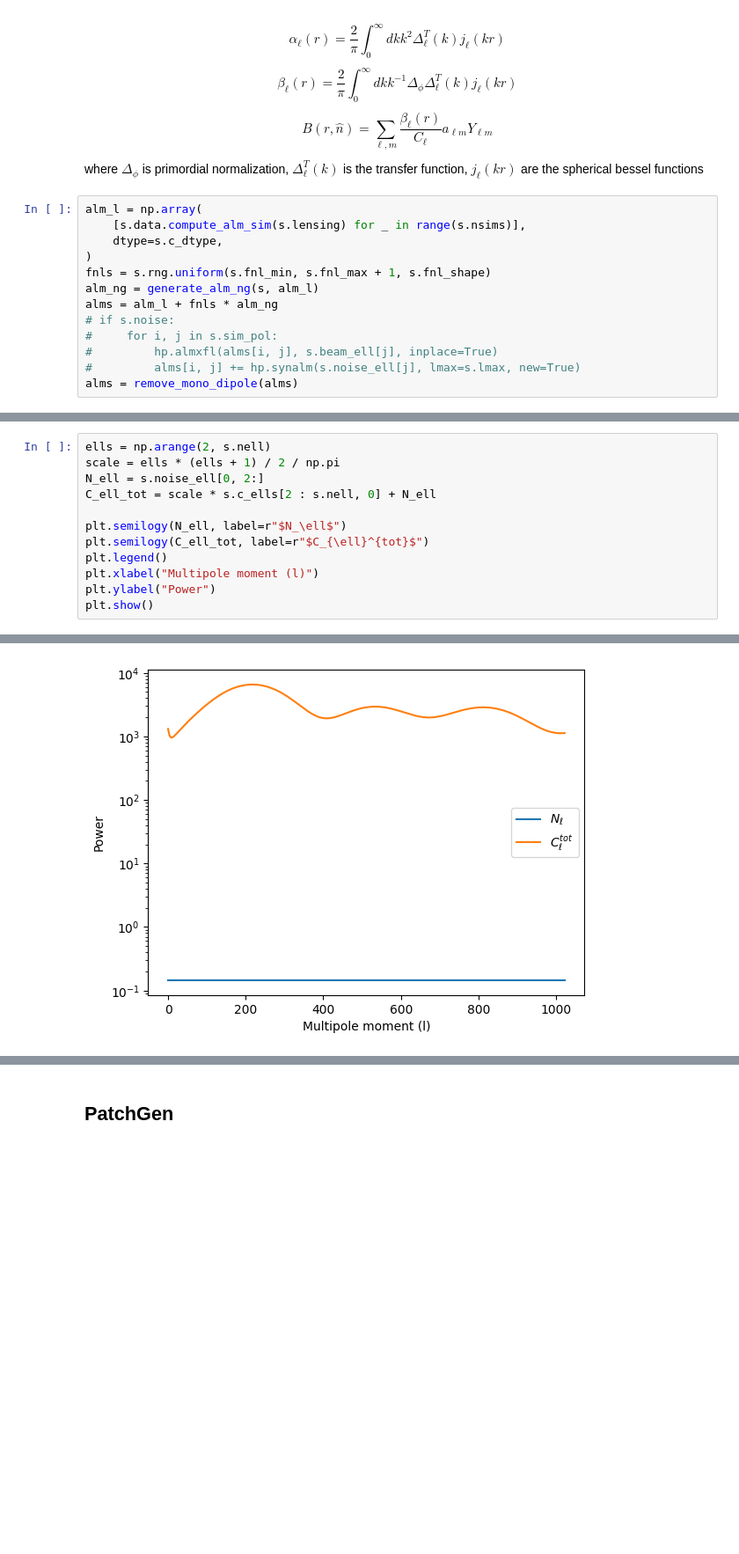
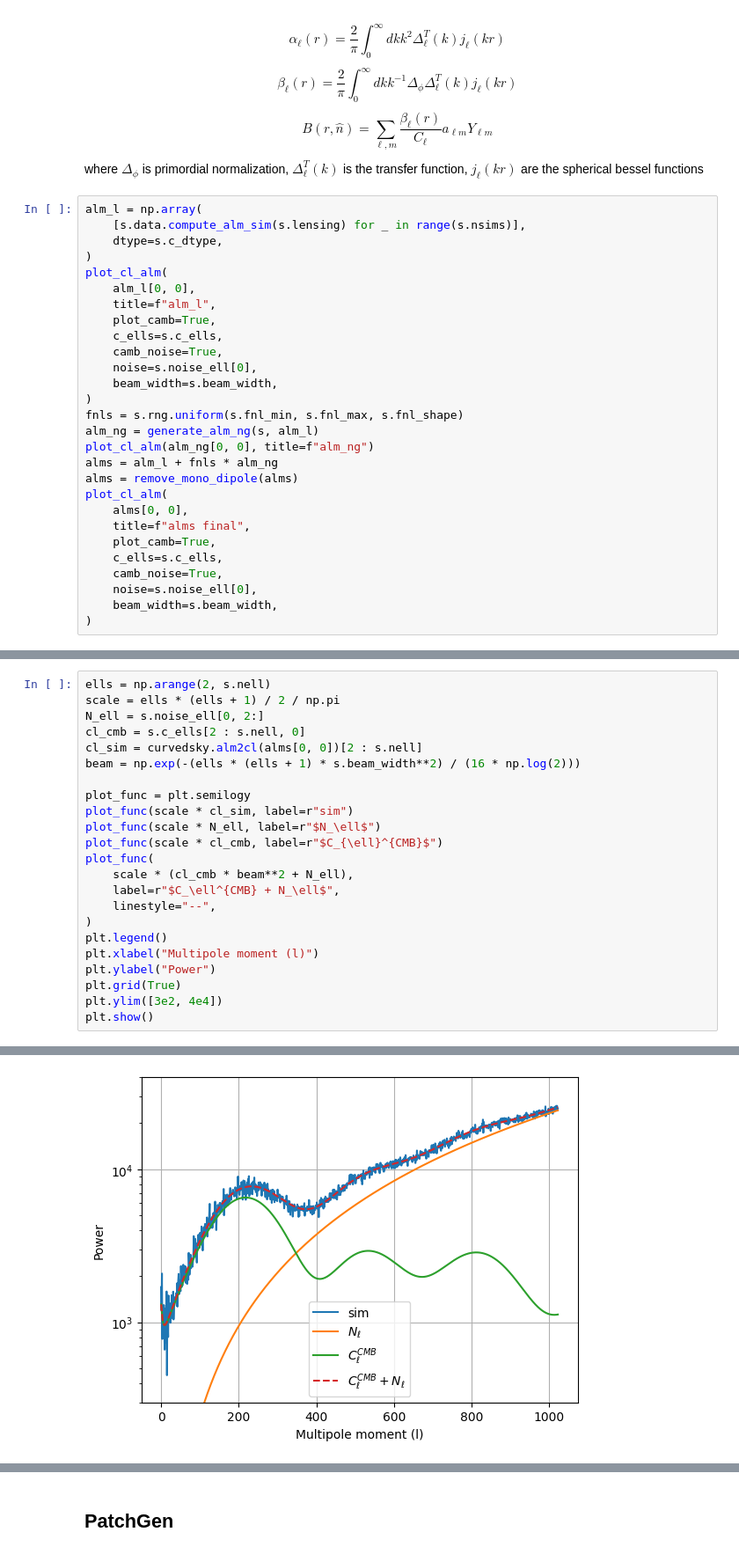
Before and after one commit to JBrandonS/MLPNG, a Jupyter notebook: simulator.ipynb, the cells around one changed output, grey strips where cells are left out. Shown at 88% size. Cells and saved outputs as stored; diff of their text form; blank space fills up the shorter version.

```diff
--- a/simulator.ipynb
+++ b/simulator.ipynb
@@ -179,12 +158,27 @@ alm_l = np.array(
     [s.data.compute_alm_sim(s.lensing) for _ in range(s.nsims)],
     dtype=s.c_dtype,
 )
-fnls = s.rng.uniform(s.fnl_min, s.fnl_max + 1, s.fnl_shape)
+plot_cl_alm(
+    alm_l[0, 0],
+    title=f"alm_l",
+    plot_camb=True,
+    c_ells=s.c_ells,
+    camb_noise=True,
+    noise=s.noise_ell[0],
+    beam_width=s.beam_width,
+)
+fnls = s.rng.uniform(s.fnl_min, s.fnl_max, s.fnl_shape)
 alm_ng = generate_alm_ng(s, alm_l)
+plot_cl_alm(alm_ng[0, 0], title=f"alm_ng")
 alms = alm_l + fnls * alm_ng
-# if s.noise:
-#     for i, j in s.sim_pol:
-#         hp.almxfl(alms[i, j], s.beam_ell[j], inplace=True)
-#         alms[i, j] += hp.synalm(s.noise_ell[j], lmax=s.lmax, new=True)
 alms = remove_mono_dipole(alms)
+plot_cl_alm(
+    alms[0, 0],
+    title=f"alms final",
+    plot_camb=True,
+    c_ells=s.c_ells,
+    camb_noise=True,
+    noise=s.noise_ell[0],
+    beam_width=s.beam_width,
+)
 # %% [output]
@@ -193,16 +193,27 @@ alms = remove_mono_dipole(alms)
 # %%
 ells = np.arange(2, s.nell)
 scale = ells * (ells + 1) / 2 / np.pi
 N_ell = s.noise_ell[0, 2:]
-C_ell_tot = scale * s.c_ells[2 : s.nell, 0] + N_ell
+cl_cmb = s.c_ells[2 : s.nell, 0]
+cl_sim = curvedsky.alm2cl(alms[0, 0])[2 : s.nell]
+beam = np.exp(-(ells * (ells + 1) * s.beam_width**2) / (16 * np.log(2)))
 
-plt.semilogy(N_ell, label=r"$N_\ell$")
-plt.semilogy(C_ell_tot, label=r"$C_{\ell}^{tot}$")
+plot_func = plt.semilogy
+plot_func(scale * cl_sim, label=r"sim")
+plot_func(scale * N_ell, label=r"$N_\ell$")
+plot_func(scale * cl_cmb, label=r"$C_{\ell}^{CMB}$")
+plot_func(
+    scale * (cl_cmb * beam**2 + N_ell),
+    label=r"$C_\ell^{CMB} + N_\ell$",
+    linestyle="--",
+)
 plt.legend()
 plt.xlabel("Multipole moment (l)")
 plt.ylabel("Power")
+plt.grid(True)
+plt.ylim([3e2, 4e4])
 plt.show()
 # %% [output]
 [interactive output not drawn]
-[figure, old version]
+[figure, new version]
 # %%
```
Also changed, not shown: parts of 10 cells of this notebook, 4 other files.
